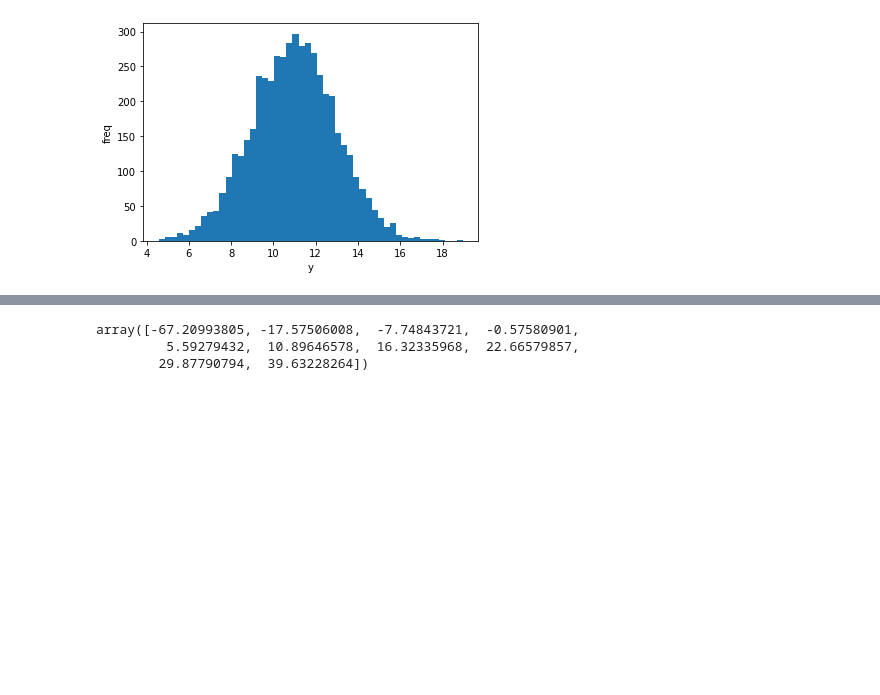
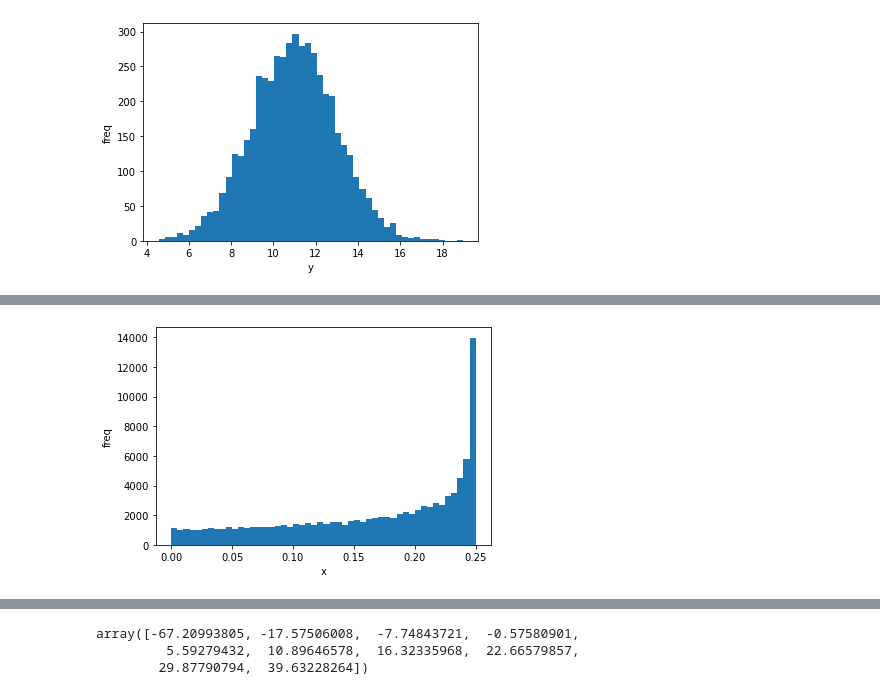
Before and after one commit to ajipalar/pynet, a Jupyter notebook: examples/functional_gibbs.ipynb, the cells around one changed output, grey strips where cells are left out. Drawn from its saved outputs; the diff is of its cells as text; code cells hidden in the pictures; blank space fills up the shorter version.

```diff
--- a/examples/functional_gibbs.ipynb
+++ b/examples/functional_gibbs.ipynb
@@ -27,14 +27,14 @@ def cond_dist(key, dist, params, **kwargs):
 # X and Y are independant
 def gibbsf(key: KeyArray, *args, N=10, thin=10, rho=-0.3, **kwargs) -> DeviceArray:
 
-    def outer_body_fun(i: int, val: tuple, *args, **kwargs):
+    def outer_body_fun(i: int, val):
         key, samples, x, y, rho, thin  = val
         key, samples, x, y, rho, thin = jax.lax.fori_loop(0, thin, inner_body_fun, val)
         samples = samples.at[i].set([x, y])
         return key, samples, x, y, rho, thin
 
     def inner_body_fun(i: int,
-                       init_val: tuple[KeyArray],
+                       init_val
                        ) -> tuple[KeyArray, float, float]:
 
         key, samples, x, y, rho, thin = init_val
@@ -112,0 +167,5 @@ np.median(y), np.std(y)
+# %%
+s = np.array(score(x))
+plot.marginal(s)
+# %% [output]
+[figure, added]
```
Also changed, not shown: parts of 9 cells of this notebook.
